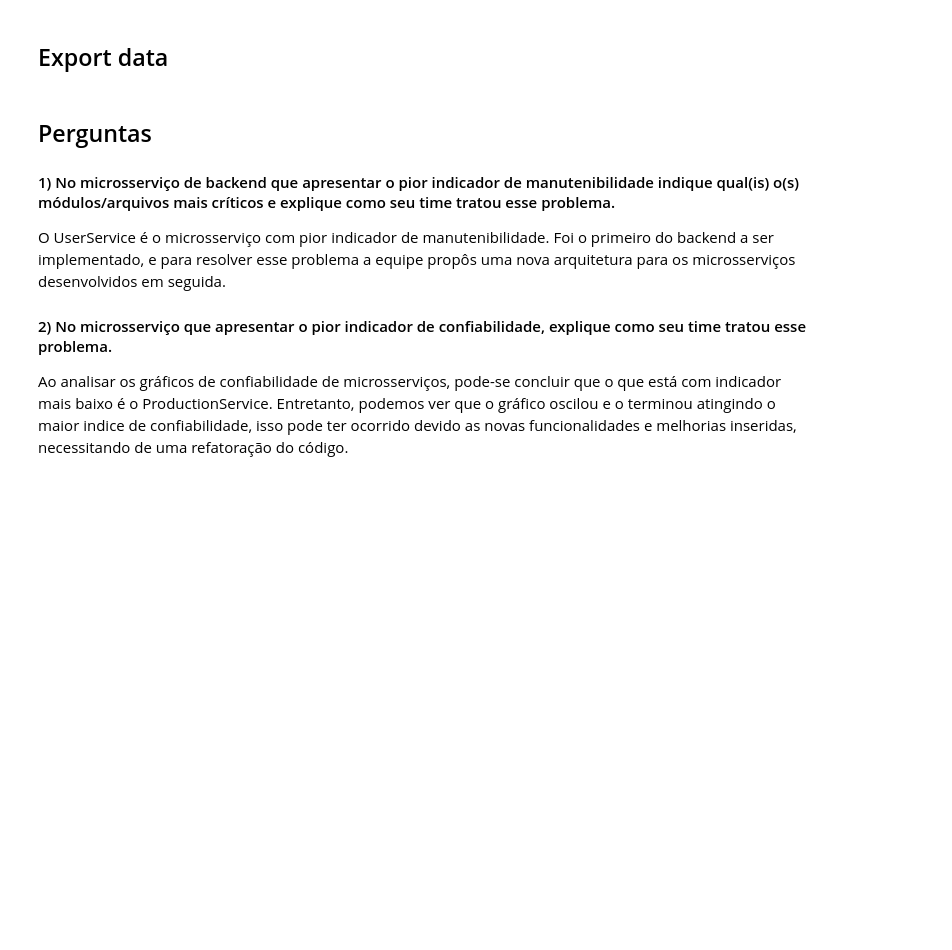
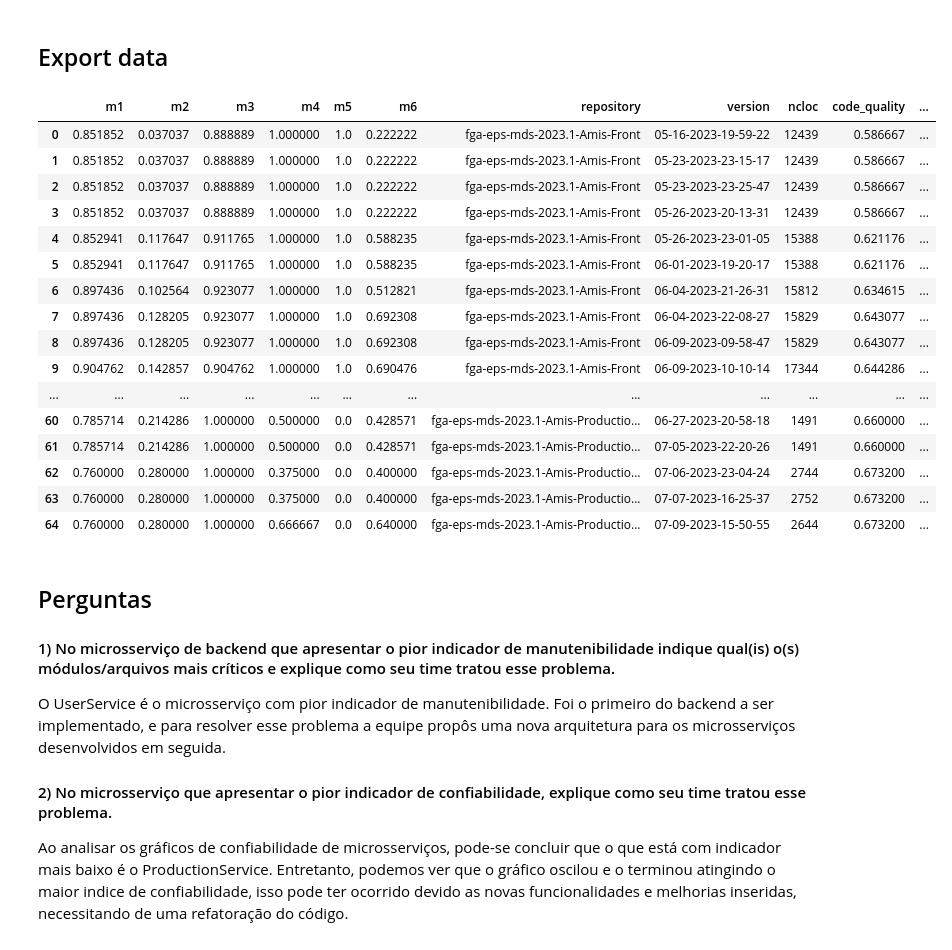
Before and after one commit to fga-eps-mds/2023.1-Amis-Doc, a Jupyter notebook: analytics.ipynb, the cells around one changed output. Saved outputs shown, nothing was run; the diff lists cells and outputs as text; code cells hidden in the pictures; blank space fills up the shorter version.

Commit message:
tirando comentário do código Export Data

```diff
--- a/analytics.ipynb
+++ b/analytics.ipynb
@@ -634,17 +634,35 @@ plt.show()
 # %% [markdown]
 ## Export data
 # %%
-# metrics_list = metrics.values()
+metrics_list = metrics.values()
 
-# metrics_df = pd.concat(metrics_list, ignore_index=True)
+metrics_df = pd.concat(metrics_list, ignore_index=True)
 
-# display(metrics_df)
+display(metrics_df)
 
-# current_datetime = datetime.datetime.now().strftime("%m-%d-%Y--%H-%M-%S")
+current_datetime = datetime.datetime.now().strftime("%m-%d-%Y--%H-%M-%S")
 
-# metrics_df.to_excel('./data/fga-eps-mds-2023.1-Amis--{}.xlsx'.format(current_datetime), index = False)
+metrics_df.to_excel('./data/fga-eps-mds-2023.1-Amis--{}.xlsx'.format(current_datetime), index = False)
 
-# metrics_df.to_csv('./data/fga-eps-mds-2023.1-Amis--{}.csv'.format(current_datetime), index = False)
+metrics_df.to_csv('./data/fga-eps-mds-2023.1-Amis--{}.csv'.format(current_datetime), index = False)
+# %% [output]
+|  | m1 | m2 | m3 | m4 | m5 | m6 | repository | version | ncloc | code_quality | ... |
+| 0 | 0.851852 | 0.037037 | 0.888889 | 1.000000 | 1.0 | 0.222222 | fga-eps-mds-2023.1-Amis-Front | 05-16-2023-19-59-22 | 12439 | 0.586667 | ... |
+| 1 | 0.851852 | 0.037037 | 0.888889 | 1.000000 | 1.0 | 0.222222 | fga-eps-mds-2023.1-Amis-Front | 05-23-2023-23-15-17 | 12439 | 0.586667 | ... |
+| 2 | 0.851852 | 0.037037 | 0.888889 | 1.000000 | 1.0 | 0.222222 | fga-eps-mds-2023.1-Amis-Front | 05-23-2023-23-25-47 | 12439 | 0.586667 | ... |
+| 3 | 0.851852 | 0.037037 | 0.888889 | 1.000000 | 1.0 | 0.222222 | fga-eps-mds-2023.1-Amis-Front | 05-26-2023-20-13-31 | 12439 | 0.586667 | ... |
+| 4 | 0.852941 | 0.117647 | 0.911765 | 1.000000 | 1.0 | 0.588235 | fga-eps-mds-2023.1-Amis-Front | 05-26-2023-23-01-05 | 15388 | 0.621176 | ... |
+| 5 | 0.852941 | 0.117647 | 0.911765 | 1.000000 | 1.0 | 0.588235 | fga-eps-mds-2023.1-Amis-Front | 06-01-2023-19-20-17 | 15388 | 0.621176 | ... |
+| 6 | 0.897436 | 0.102564 | 0.923077 | 1.000000 | 1.0 | 0.512821 | fga-eps-mds-2023.1-Amis-Front | 06-04-2023-21-26-31 | 15812 | 0.634615 | ... |
+| 7 | 0.897436 | 0.128205 | 0.923077 | 1.000000 | 1.0 | 0.692308 | fga-eps-mds-2023.1-Amis-Front | 06-04-2023-22-08-27 | 15829 | 0.643077 | ... |
+| 8 | 0.897436 | 0.128205 | 0.923077 | 1.000000 | 1.0 | 0.692308 | fga-eps-mds-2023.1-Amis-Front | 06-09-2023-09-58-47 | 15829 | 0.643077 | ... |
+| 9 | 0.904762 | 0.142857 | 0.904762 | 1.000000 | 1.0 | 0.690476 | fga-eps-mds-2023.1-Amis-Front | 06-09-2023-10-10-14 | 17344 | 0.644286 | ... |
+| ... | ... | ... | ... | ... | ... | ... | ... | ... | ... | ... | ... |
+| 60 | 0.785714 | 0.214286 | 1.000000 | 0.500000 | 0.0 | 0.428571 | fga-eps-mds-2023.1-Amis-Productio... | 06-27-2023-20-58-18 | 1491 | 0.660000 | ... |
+| 61 | 0.785714 | 0.214286 | 1.000000 | 0.500000 | 0.0 | 0.428571 | fga-eps-mds-2023.1-Amis-Productio... | 07-05-2023-22-20-26 | 1491 | 0.660000 | ... |
+| 62 | 0.760000 | 0.280000 | 1.000000 | 0.375000 | 0.0 | 0.400000 | fga-eps-mds-2023.1-Amis-Productio... | 07-06-2023-23-04-24 | 2744 | 0.673200 | ... |
+| 63 | 0.760000 | 0.280000 | 1.000000 | 0.375000 | 0.0 | 0.400000 | fga-eps-mds-2023.1-Amis-Productio... | 07-07-2023-16-25-37 | 2752 | 0.673200 | ... |
+| 64 | 0.760000 | 0.280000 | 1.000000 | 0.666667 | 0.0 | 0.640000 | fga-eps-mds-2023.1-Amis-Productio... | 07-09-2023-15-50-55 | 2644 | 0.673200 | ... |
 # %% [markdown]
 ## Perguntas
 
```
Also changed, not shown: 2 other files.
